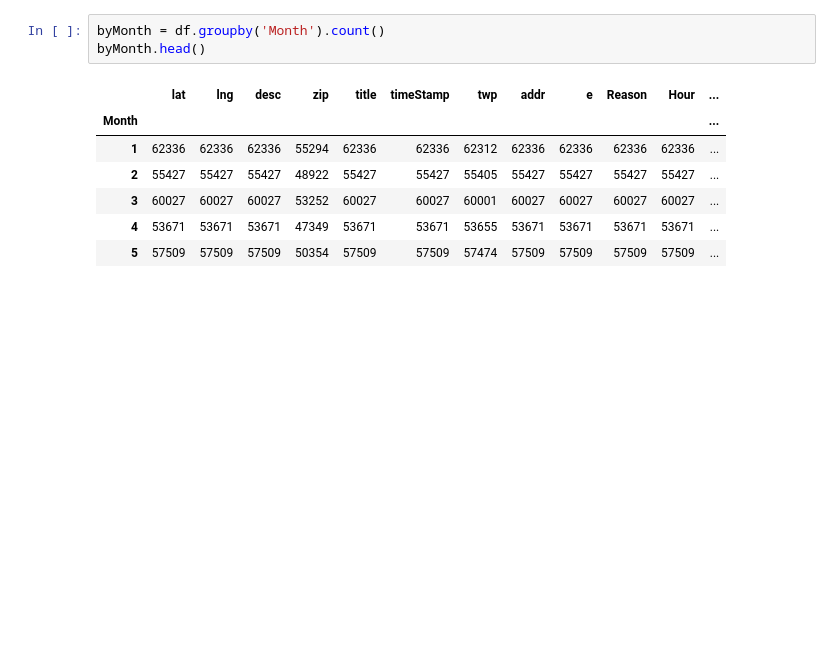
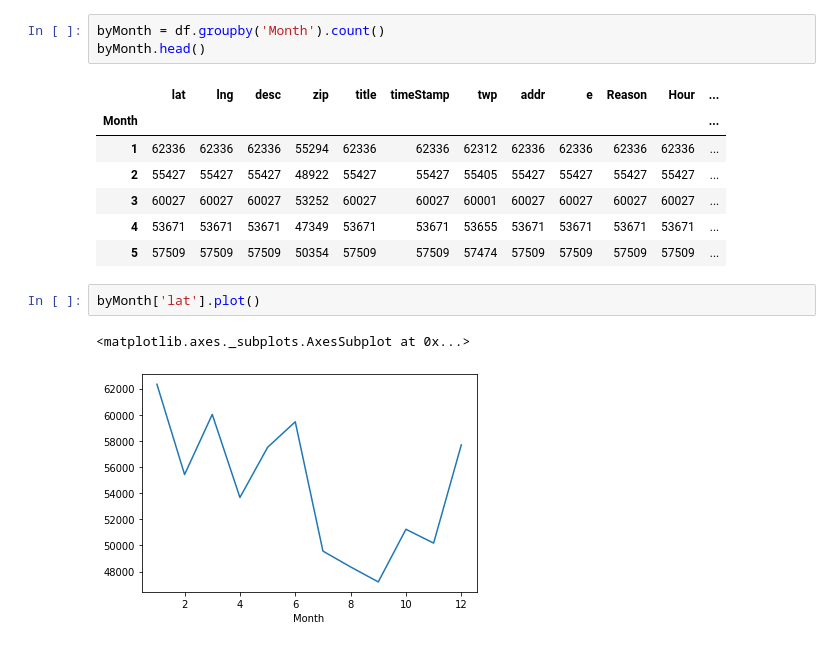
Before and after one commit to coderkabh/911-Calls-Data-Analysis, a Jupyter notebook: 911 Calls Analysis.ipynb, the cells around one changed output. Cells and saved outputs as stored; diff of their text form; blank space fills up the shorter version.

```diff
--- a/911 Calls Analysis.ipynb
+++ b/911 Calls Analysis.ipynb
@@ -210,3 +210,8 @@ byMonth.head()
 | 3 | 60027 | 60027 | 60027 | 53252 | 60027 | 60027 | 60001 | 60027 | 60027 | 60027 | 60027 | ... |
 | 4 | 53671 | 53671 | 53671 | 47349 | 53671 | 53671 | 53655 | 53671 | 53671 | 53671 | 53671 | ... |
 | 5 | 57509 | 57509 | 57509 | 50354 | 57509 | 57509 | 57474 | 57509 | 57509 | 57509 | 57509 | ... |
+# %%
+byMonth['lat'].plot()
+# %% [output]
+<matplotlib.axes._subplots.AxesSubplot at 0x...>
+[figure, added]
```
Also changed, not shown: parts of 10 cells of this notebook.
